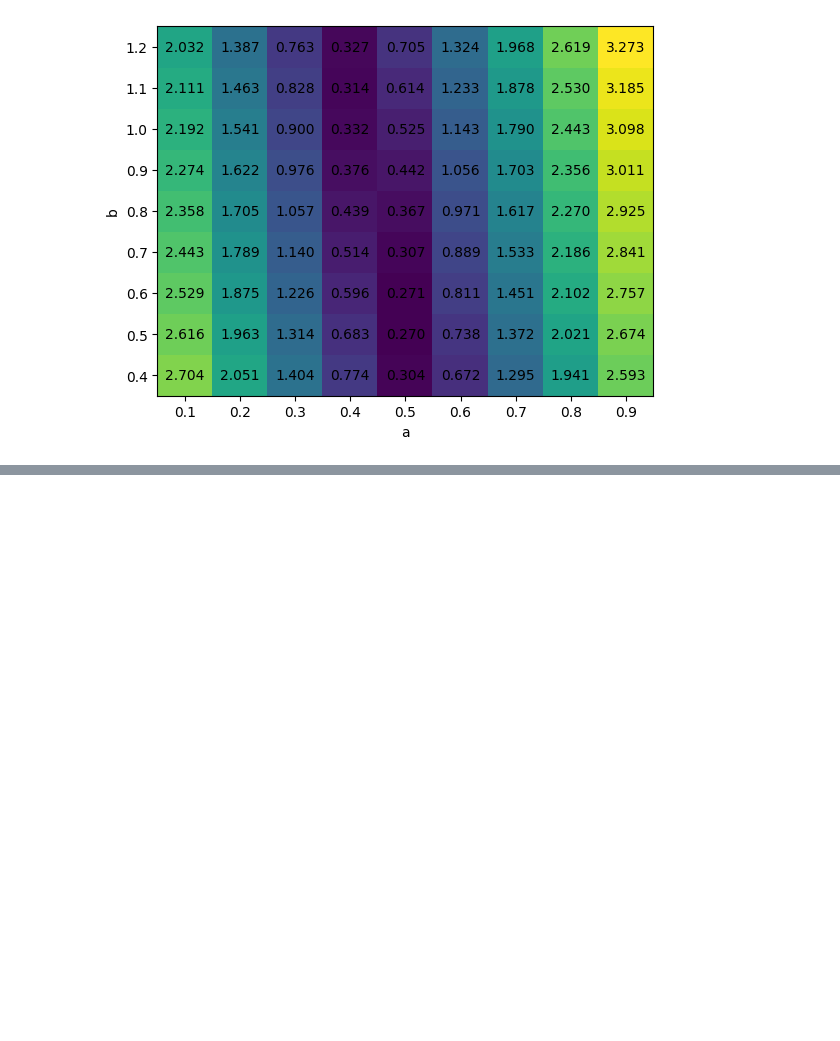
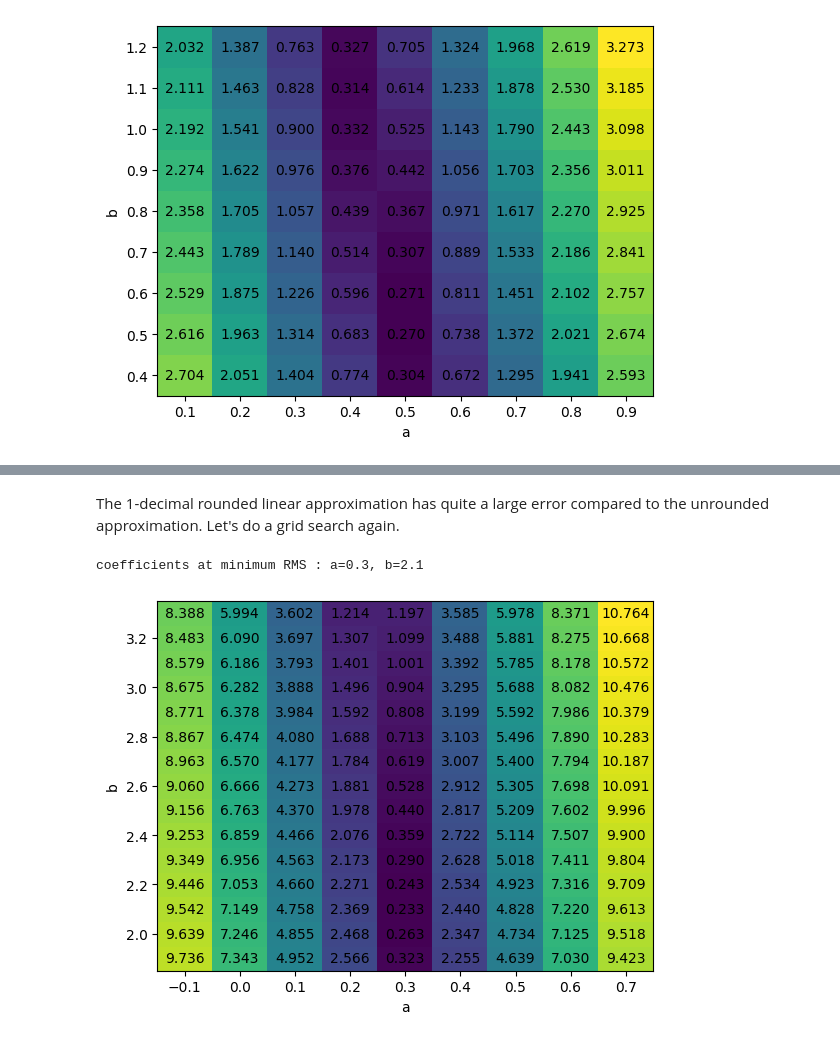
Before and after one commit to LaurensHogeweg/WindConversion, a Jupyter notebook: beaufort.ipynb, the cells around one changed output, grey strips where cells are left out. Drawn from its saved outputs; the diff is of its cells as text; code cells hidden in the pictures; blank space fills up the shorter version.

```diff
--- a/beaufort.ipynb
+++ b/beaufort.ipynb
@@ -137,0 +159,28 @@ The color table shows that indeed a=0.5 and b=0.5 are the optimal 1-decimal coef
+# %% [markdown]
+The 1-decimal rounded linear approximation has quite a large error compared to the unrounded approximation. Let's do a grid search again.
+# %%
+fig = plt.figure()
+ax = fig.gca()
+step = .1
+X = np.arange(a - 4 * step, a + 4 * step + 0.01, step)
+Y = np.arange(b - 10 * step, b + 4 * step + 0.01, step)
+X_grid, Y_grid = np.meshgrid(X, Y)
+Z = np.zeros_like(X_grid)
+for i, a_ in enumerate(X):
+    for j, b_ in enumerate(Y):
+        approx = vv * a_ + b_
+        rms_ = root_mean_square(approx, bb)
+        Z[j, i] = rms_
+        # print(a_, b_, rms_)
+j_min, i_min = np.unravel_index(Z.argmin(), Z.shape)
+
+pos = ax.pcolormesh(X, Y, Z, vmin=Z.min(), vmax=Z.max(), shading="nearest")
+for i, a_ in enumerate(X):
+    for j, b_ in enumerate(Y):
+        ax.text(a_, b_, f"{Z[j, i]:.3f}", horizontalalignment="center", verticalalignment="center")
+ax.set_xlabel("a")
+ax.set_ylabel("b")
+print(f"coefficients at minimum RMS : a={X[i_min]:.1f}, b={Y[j_min]:.1f}")
+# %% [output]
+coefficients at minimum RMS : a=0.3, b=2.1
+[figure, added]
```
Also changed, not shown: parts of 9 cells of this notebook.
